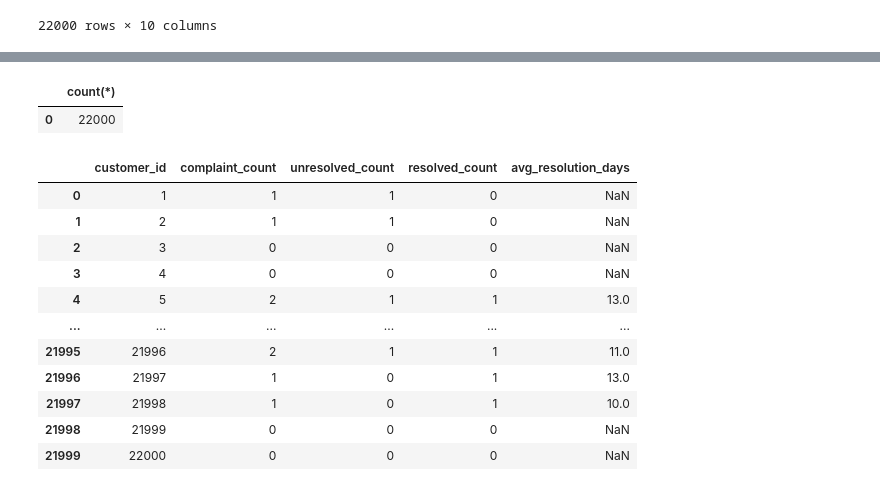
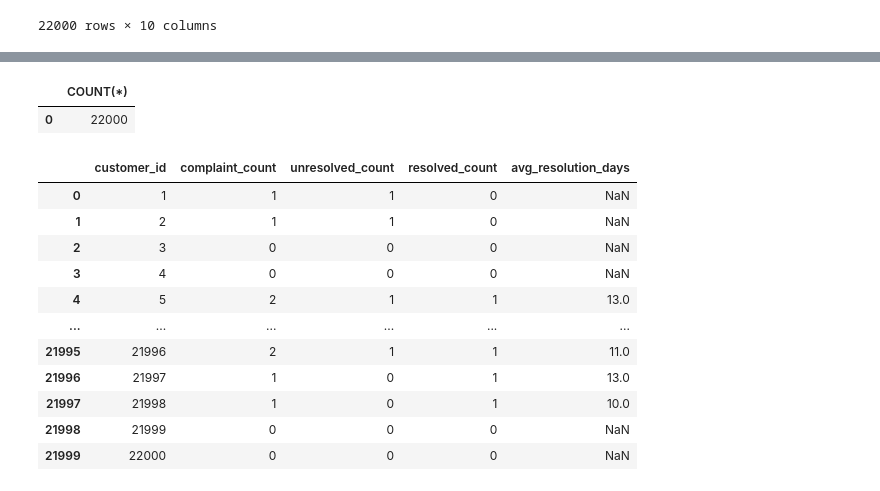
Before and after one commit to minshanmak/airtel_telecom_analysis, a Jupyter notebook: notebooks/data_preparation.ipynb, the cells around one changed output, grey strips where cells are left out. Cells and saved outputs as stored; diff of their text form; code cells hidden in the pictures.

```diff
--- a/notebooks/data_preparation.ipynb
+++ b/notebooks/data_preparation.ipynb
@@ -113,6 +104,6 @@ ran C:\Users\minsh\OneDrive\Desktop\OJL_sem_3\Airtel_telecom_analytics\sql\pract
-# %%
-q("""select count(*) from v_complaint_customer;""")
-# %% [output]
-|  | count(*) |
-| 0 | 22000 |
+# %%
+q(""" SELECT COUNT(*) FROM v_complaint_customer""")
+# %% [output]
+|  | COUNT(*) |
+| 0 | 22000 |
 # %%
```
Also changed, not shown: parts of 23 cells of this notebook, 15 other files.
